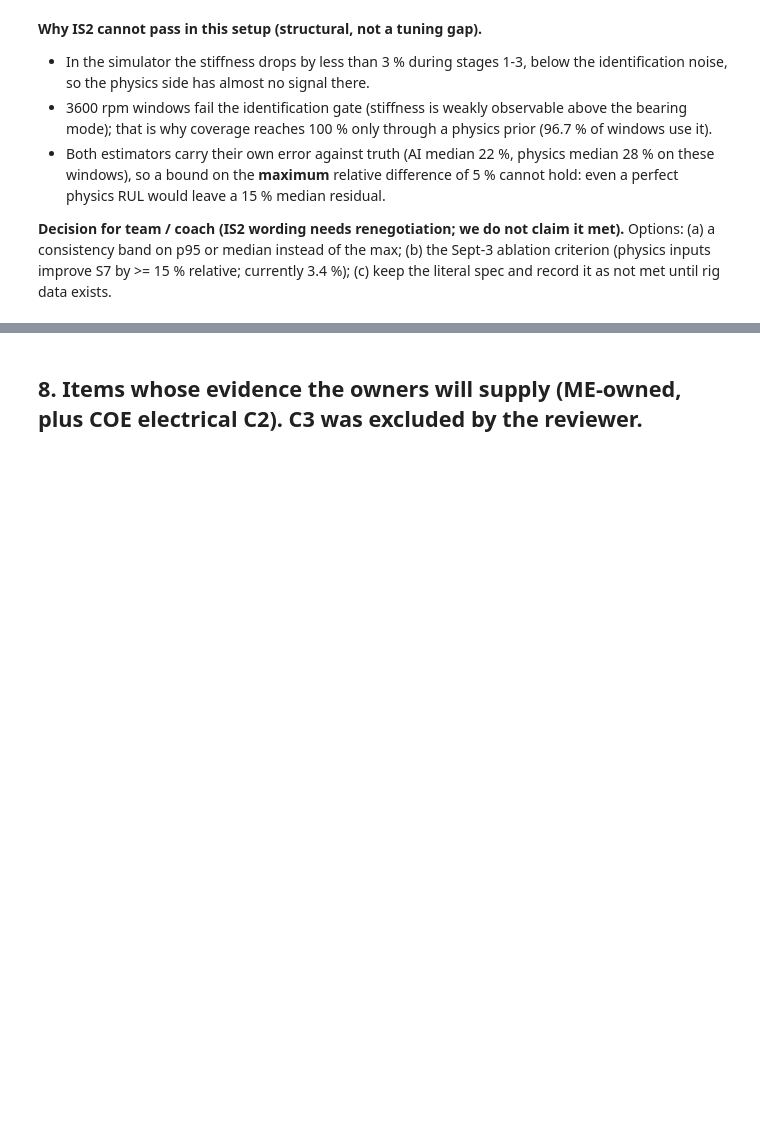
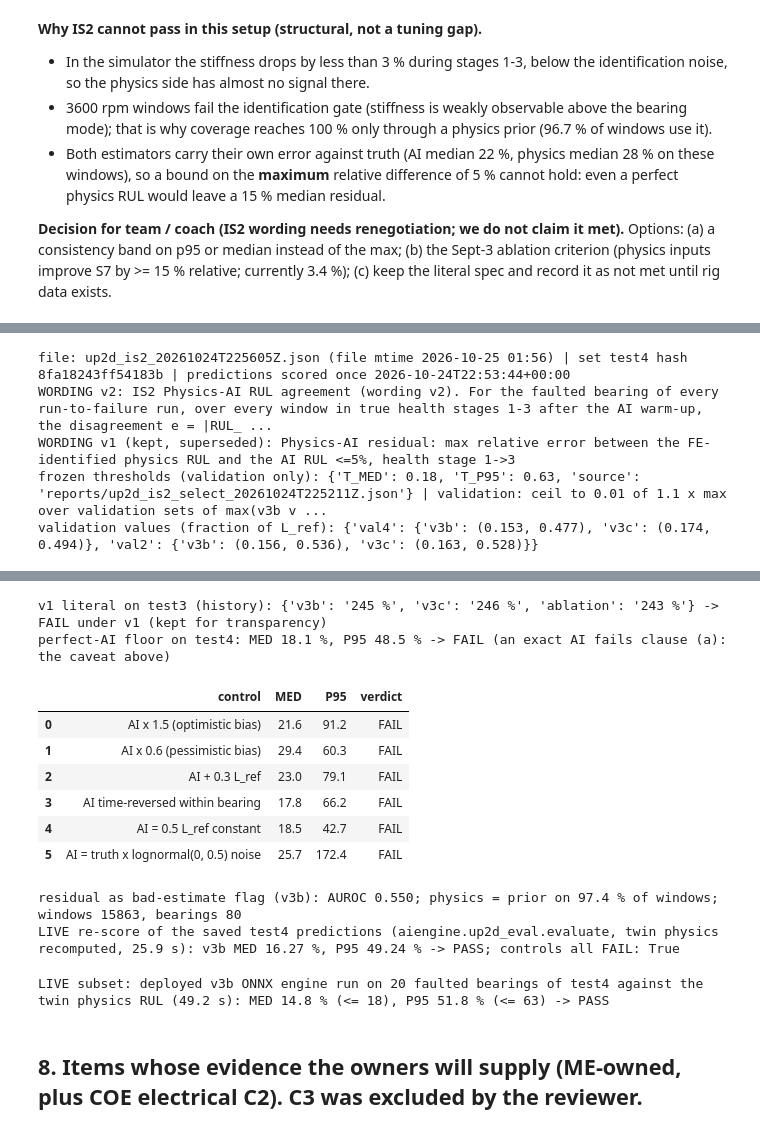
Before and after one commit to amussab/Digital-Twin-Senior-Proj, a Jupyter notebook: AI-engine/notebooks/UP2_Evidence.ipynb, the cells around one changed output, grey strips where cells are left out. Saved outputs shown, nothing was run; the diff lists cells and outputs as text; code cells hidden in the pictures; blank space fills up the shorter version.

```diff
--- a/AI-engine/notebooks/UP2_Evidence.ipynb
+++ b/AI-engine/notebooks/UP2_Evidence.ipynb
@@ -494,0 +507,33 @@ if UC:
+# %%
+up2d_p = U.newest(U.REPORTS, "up2d_is2_2*.json")
+UD = U.load_json(up2d_p)
+IR = U.is2_v2_rescore("test4")
+if UD:
+    print("file:", U.stamp(up2d_p), "| set", UD["meta"]["set"], "hash", UD["meta"]["table_hash"], "| predictions scored once", UD["meta"]["scored_utc"])
+    print("WORDING v2:", UD["v2_text"]); print("WORDING v1 (kept, superseded):", UD["v1_text"])
+    print("frozen thresholds (validation only):", UD["frozen"], "| validation:", UD.get("validation", {}).get("chosen", {}).get("rule"))
+    vv = UD["validation"]["values"]
+    print("validation values (fraction of L_ref):", {n: {k: (round(v['MED'], 3), round(v['P95'], 3)) for k, v in d.items()} for n, d in vv.items()})
+    b, c = UD["models"]["v3b"], UD["models"]["v3c"]
+    tab = pd.DataFrame([
+        {"model": "v3b (deployed)", "v2 (a) median of bearing medians": 100 * b["v2"]["MED"], "target a": 18.0, "v2 (b) p95 of bearing p95s": 100 * b["v2"]["P95"], "target b": 63.0, "v2 verdict": b["v2"]["verdict"], "v1 literal max (v1 target 5)": 100 * b["v1"]["max"] if "max" in b["v1"] else None},
+        {"model": "v3c (research)", "v2 (a) median of bearing medians": 100 * c["v2"]["MED"], "target a": 18.0, "v2 (b) p95 of bearing p95s": 100 * c["v2"]["P95"], "target b": 63.0, "v2 verdict": c["v2"]["verdict"], "v1 literal max (v1 target 5)": 100 * c["v1"]["max"] if "max" in c["v1"] else None}])
+    display(tab.round(1).style.hide(axis="index"))
+    print("v1 literal on test3 (history):", {k: f"{100*v:.0f} %" for k, v in UD["history_v1"].items() if isinstance(v, float)}, "-> FAIL under v1 (kept for transparency)")
+    fl = UD["floor_perfect_ai"]
+    print(f"perfect-AI floor on test4: MED {100*fl['MED']:.1f} %, P95 {100*fl['P95']:.1f} % -> {fl['verdict']} (an exact AI fails clause (a): the caveat above)")
+    display(pd.DataFrame(UD["controls"])[["control", "MED", "P95", "verdict"]].assign(MED=lambda d: (100 * d.MED).round(1), P95=lambda d: (100 * d.P95).round(1)))
+    print(f"residual as bad-estimate flag (v3b): AUROC {b['flag_auroc']['auroc']:.3f}; physics = prior on {100*b['v2']['share_physics_is_prior']:.1f} % of windows; windows {b['v2']['n_windows']}, bearings {b['v2']['n_bearings']}")
+else:
+    print("missing: reports/up2d_is2_2*.json")
+if IR["status"] == "ok":
+    v = IR["models"]["v3b"]["v2"]
+    print(f"LIVE re-score of the saved test4 predictions (aiengine.up2d_eval.evaluate, twin physics recomputed, {IR['seconds']} s): v3b MED {100*v['MED']:.2f} %, P95 {100*v['P95']:.2f} % -> {v['verdict']}; controls all FAIL: {all(x['verdict']=='FAIL' for x in IR['controls'])}")
+else:
+    print(IR)
+# %% [output]
+file: up2d_is2_20261024T225605Z.json (file mtime 2026-10-25 01:56) | set test4 hash 8fa18243ff54183b | predictions scored once 2026-10-24T22:53:44+00:00
+WORDING v2: IS2 Physics-AI RUL agreement (wording v2). For the faulted bearing of every run-to-failure run, over every window in true health stages 1-3 after the AI warm-up, the disagreement e = |RUL_ ...
+WORDING v1 (kept, superseded): Physics-AI residual: max relative error between the FE-identified physics RUL and the AI RUL <=5%, health stage 1->3
+frozen thresholds (validation only): {'T_MED': 0.18, 'T_P95': 0.63, 'source': 'reports/up2d_is2_select_20261024T225211Z.json'} | validation: ceil to 0.01 of 1.1 x max over validation sets of max(v3b v ...
+validation values (fraction of L_ref): {'val4': {'v3b': (0.153, 0.477), 'v3c': (0.174, 0.494)}, 'val2': {'v3b': (0.156, 0.536), 'v3c': (0.163, 0.528)}}
@@ -495,3 +543,35 @@ if UC:
+v1 literal on test3 (history): {'v3b': '245 %', 'v3c': '246 %', 'ablation': '243 %'} -> FAIL under v1 (kept for transparency)
+perfect-AI floor on test4: MED 18.1 %, P95 48.5 % -> FAIL (an exact AI fails clause (a): the caveat above)
+|  | control | MED | P95 | verdict |
+| 0 | AI x 1.5 (optimistic bias) | 21.6 | 91.2 | FAIL |
+| 1 | AI x 0.6 (pessimistic bias) | 29.4 | 60.3 | FAIL |
+| 2 | AI + 0.3 L_ref | 23.0 | 79.1 | FAIL |
+| 3 | AI time-reversed within bearing | 17.8 | 66.2 | FAIL |
+| 4 | AI = 0.5 L_ref constant | 18.5 | 42.7 | FAIL |
+| 5 | AI = truth x lognormal(0, 0.5) noise | 25.7 | 172.4 | FAIL |
+residual as bad-estimate flag (v3b): AUROC 0.550; physics = prior on 97.4 % of windows; windows 15863, bearings 80
+LIVE re-score of the saved test4 predictions (aiengine.up2d_eval.evaluate, twin physics recomputed, 25.9 s): v3b MED 16.27 %, P95 49.24 % -> PASS; controls all FAIL: True
+# %%
+LS = U.is2_live_subset(step=4)
+if LS["status"] == "ok":
+    v = LS["v2"]
+    print(f"LIVE subset: deployed v3b ONNX engine run on {LS['n_bearings']} faulted bearings of test4 against the twin physics RUL ({LS['seconds']} s): MED {100*v['MED']:.1f} % (<= 18), P95 {100*v['P95']:.1f} % (<= 63) -> {v['verdict']}")
+else:
+    print(LS)
+ok_v2 = bool(UD) and UD["models"]["v3b"]["v2"]["verdict"] == "PASS" and IR["status"] == "ok" and IR["models"]["v3b"]["v2"]["verdict"] == "PASS" and all(x["verdict"] == "FAIL" for x in IR["controls"])
+sub_ok = LS["status"] == "ok" and LS["v2"]["verdict"] == "PASS"
+if UD:
+    b = UD["models"]["v3b"]["v2"]
+    U.record("IS2", status="MET [SYNTHETIC]+[SIMULATION] under wording v2 (pending team/xlsx confirmation)" if ok_v2 else "NOT MET [SIMULATION]",
+             value=f"v2: median {100*b['MED']:.1f} % (<=18), p95 {100*b['P95']:.1f} % (<=63) of L_ref; v1 literal max {100*UD['models']['v3b']['v1']['max']:.0f} % (FAIL, history); v3c research median {100*UD['models']['v3c']['v2']['MED']:.1f} % FAIL",
+             target="v2: median <= 18 %, p95 <= 63 % of L_ref",
+             note="CAVEAT: clause (a) mostly measures agreement with the twin's rated-life prior (~97 % of windows); an exact AI scores 18.1 % on (a) and would FAIL it; residual-as-flag AUROC 0.55; circular synthetic data; wording v2 not yet in the official xlsx; on the rig L_ref = ISO 281 rated life and prior/thresholds must be re-fit. Thresholds frozen on validation before test4 (scored once); six wrong-AI controls all FAIL.",
+             rank=9 if sub_ok else 6, firm=False, achievable=9, deployed="deployed v3b heads (verdict); v3c research only",
+             specnamed="v1 literal (max <= 5 %): v3b 233 %, v3c 216 % FAIL",
+             step="Team pastes wording v2 into the xlsx and tells the coach the clause-(a) limitation; on the rig re-fit L_ref (ISO 281), the prior and the thresholds",
+             prov="[SYNTHETIC] synth_v3_test4 + [SIMULATION] FE twin (assumed geometry)", source=U.stamp(up2d_p) + "; IS2 rank: " + ("9 for the live subset run (deployed engine + twin), 6 for the full 80-bearing re-score of saved AI predictions" if sub_ok else "6 (saved predictions re-scored)"))
+# %% [output]
+LIVE subset: deployed v3b ONNX engine run on 20 faulted bearings of test4 against the twin physics RUL (49.2 s): MED 14.8 % (<= 18), P95 51.8 % (<= 63) -> PASS
 # %% [markdown]
 ## 8. Items whose evidence the owners will supply (ME-owned, plus COE electrical C2). C3 was excluded by the reviewer.
 # %%
```
Also changed, not shown: parts of 17 cells of this notebook, 7 other files.
